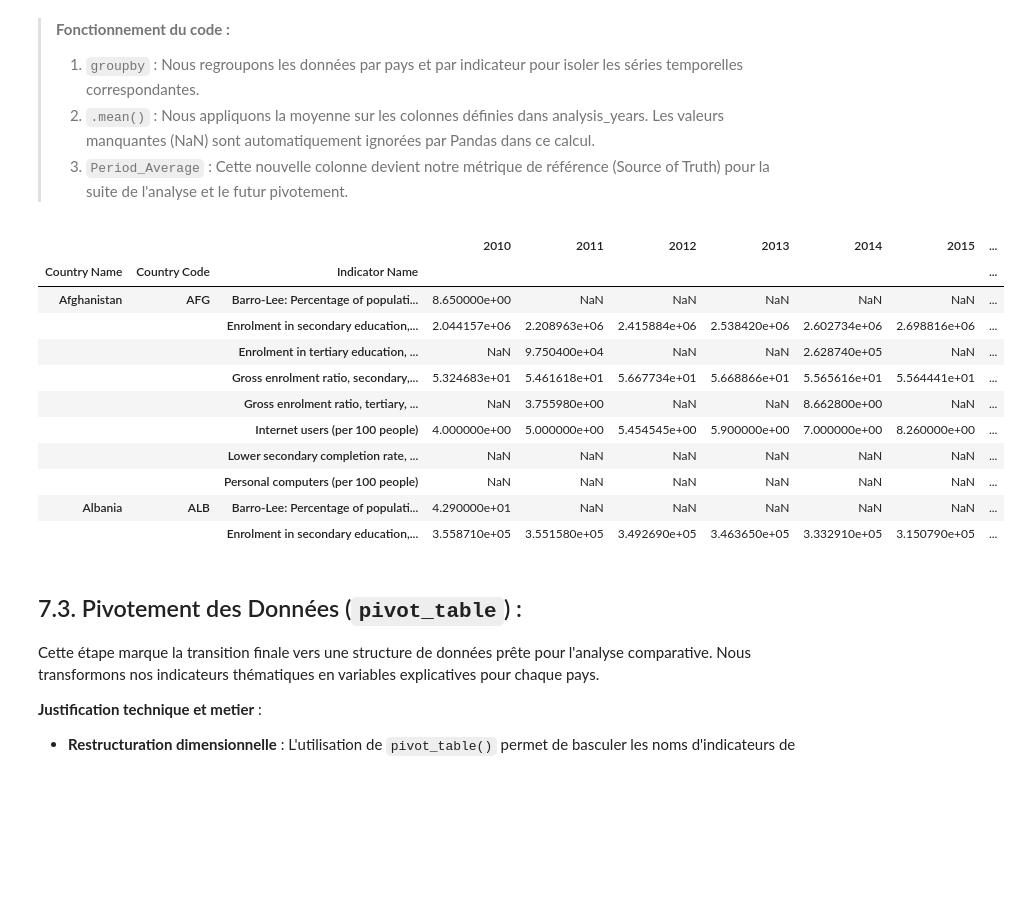
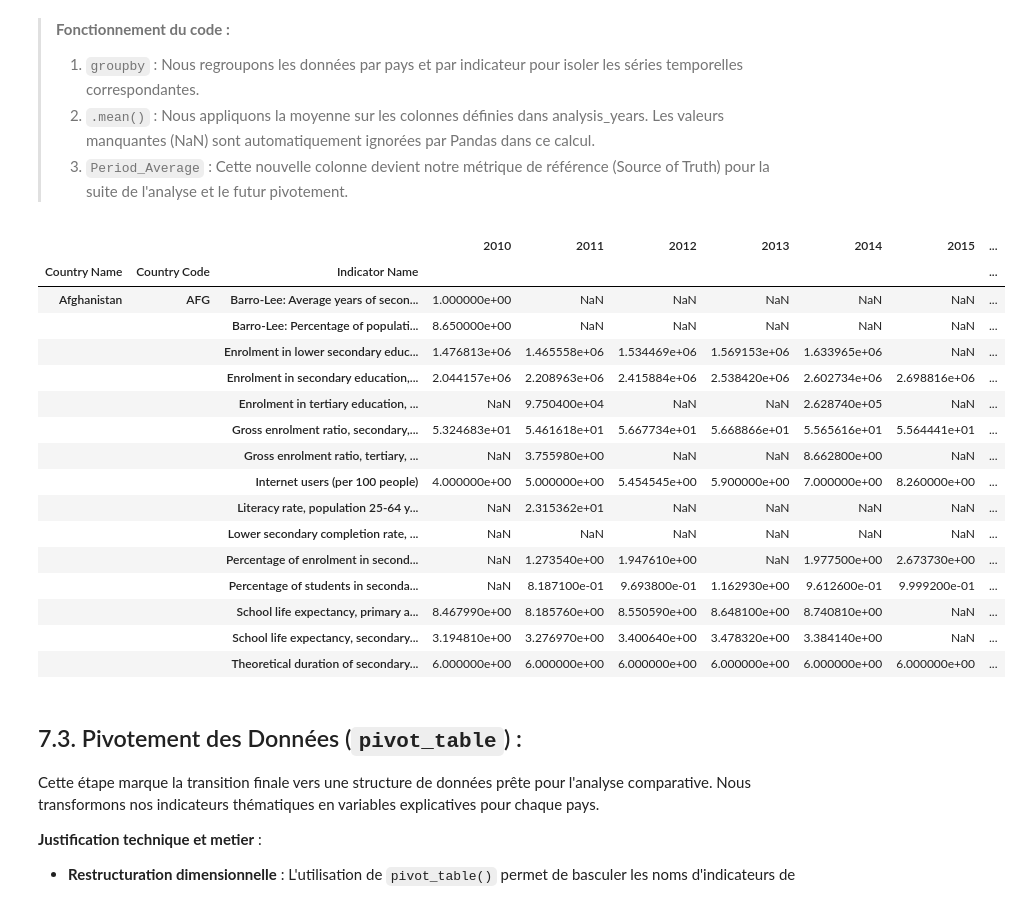
Before and after one commit to AlexisTrouwaert/OC_P02_DATA_ANALYSER_DONN-ES_SYSTEM_EDUCATIF, a Jupyter notebook: loadData.ipynb, the cells around one changed output. Cells and saved outputs as stored; diff of their text form; code cells hidden in the pictures; blank space fills up the shorter version.

```diff
--- a/loadData.ipynb
+++ b/loadData.ipynb
@@ -1249,15 +1253,15 @@ final_indicators = [
     'Enrolment in tertiary education, all programmes, both sexes (number)',
     'Gross enrolment ratio, secondary, both sexes (%)',
     'Gross enrolment ratio, tertiary, both sexes (%)',
-    'Population, ages 15-24, total',
-    'Personal computers (per 100 people)',
-    'Literacy rate, adult total (% of people ages 15 and above)',
-    'Government expenditure on education, total (% of GDP)',
-    'Pupil-teacher ratio in secondary education (headcount basis)',
+    'Enrolment in lower secondary education, both sexes (number)',
+    'Percentage of students in secondary education enrolled in vocational programmes, both sexes (%)',
+    'Literacy rate, population 25-64 years, both sexes (%)',
+    'School life expectancy, secondary, both sexes (years)',
+    'Percentage of enrolment in secondary education in private institutions (%)',
     'Lower secondary completion rate, both sexes (%)',
-    'Secondary education, duration (years)',
-    'Tertiary education, academic staff (% female)',
-    'Barro-Lee: Average years of total secondary education, ages 15+, total',
+    'Theoretical duration of secondary education (years)',
+    'School life expectancy, primary and lower secondary, both sexes (years)',
+    'Barro-Lee: Average years of secondary schooling, age 15+, total',
     'Barro-Lee: Percentage of population age 15+ with secondary schooling. Completed Secondary'
 ]
 display(final_indicators)
@@ -1306,23 +1310,28 @@ Avant de pivoter les données, nous devons définir une statistique capable de r
 # %%
 analysis_years = ['2010', '2011', '2012', '2013', '2014', '2015']
 
 temporal_aggregation_df = df_final_academy.groupby(['Country Name', 'Country Code', 'Indicator Name'])[analysis_years].mean()
 temporal_aggregation_df['Period_Average'] = temporal_aggregation_df.mean(axis=1)
 
-display(temporal_aggregation_df.head(10))
+display(temporal_aggregation_df.head(15))
 # %% [output]
 |  |  |  | 2010 | 2011 | 2012 | 2013 | 2014 | 2015 | ... |
 | Country Name | Country Code | Indicator Name |  |  |  |  |  |  | ... |
-| Afghanistan | AFG | Barro-Lee: Percentage of populati... | 8.650000e+00 | NaN | NaN | NaN | NaN | NaN | ... |
+| Afghanistan | AFG | Barro-Lee: Average years of secon... | 1.000000e+00 | NaN | NaN | NaN | NaN | NaN | ... |
+|  |  | Barro-Lee: Percentage of populati... | 8.650000e+00 | NaN | NaN | NaN | NaN | NaN | ... |
+|  |  | Enrolment in lower secondary educ... | 1.476813e+06 | 1.465558e+06 | 1.534469e+06 | 1.569153e+06 | 1.633965e+06 | NaN | ... |
 |  |  | Enrolment in secondary education,... | 2.044157e+06 | 2.208963e+06 | 2.415884e+06 | 2.538420e+06 | 2.602734e+06 | 2.698816e+06 | ... |
 |  |  | Enrolment in tertiary education, ... | NaN | 9.750400e+04 | NaN | NaN | 2.628740e+05 | NaN | ... |
 |  |  | Gross enrolment ratio, secondary,... | 5.324683e+01 | 5.461618e+01 | 5.667734e+01 | 5.668866e+01 | 5.565616e+01 | 5.564441e+01 | ... |
 |  |  | Gross enrolment ratio, tertiary, ... | NaN | 3.755980e+00 | NaN | NaN | 8.662800e+00 | NaN | ... |
 |  |  | Internet users (per 100 people) | 4.000000e+00 | 5.000000e+00 | 5.454545e+00 | 5.900000e+00 | 7.000000e+00 | 8.260000e+00 | ... |
+|  |  | Literacy rate, population 25-64 y... | NaN | 2.315362e+01 | NaN | NaN | NaN | NaN | ... |
 |  |  | Lower secondary completion rate, ... | NaN | NaN | NaN | NaN | NaN | NaN | ... |
-|  |  | Personal computers (per 100 people) | NaN | NaN | NaN | NaN | NaN | NaN | ... |
-| Albania | ALB | Barro-Lee: Percentage of populati... | 4.290000e+01 | NaN | NaN | NaN | NaN | NaN | ... |
-|  |  | Enrolment in secondary education,... | 3.558710e+05 | 3.551580e+05 | 3.492690e+05 | 3.463650e+05 | 3.332910e+05 | 3.150790e+05 | ... |
+|  |  | Percentage of enrolment in second... | NaN | 1.273540e+00 | 1.947610e+00 | NaN | 1.977500e+00 | 2.673730e+00 | ... |
+|  |  | Percentage of students in seconda... | NaN | 8.187100e-01 | 9.693800e-01 | 1.162930e+00 | 9.612600e-01 | 9.999200e-01 | ... |
+|  |  | School life expectancy, primary a... | 8.467990e+00 | 8.185760e+00 | 8.550590e+00 | 8.648100e+00 | 8.740810e+00 | NaN | ... |
+|  |  | School life expectancy, secondary... | 3.194810e+00 | 3.276970e+00 | 3.400640e+00 | 3.478320e+00 | 3.384140e+00 | NaN | ... |
+|  |  | Theoretical duration of secondary... | 6.000000e+00 | 6.000000e+00 | 6.000000e+00 | 6.000000e+00 | 6.000000e+00 | 6.000000e+00 | ... |
 # %% [markdown]
 ## 7.3. Pivotement des Données (`pivot_table`) :
 
```
Also changed, not shown: parts of 52 cells of this notebook, 3 other files.
